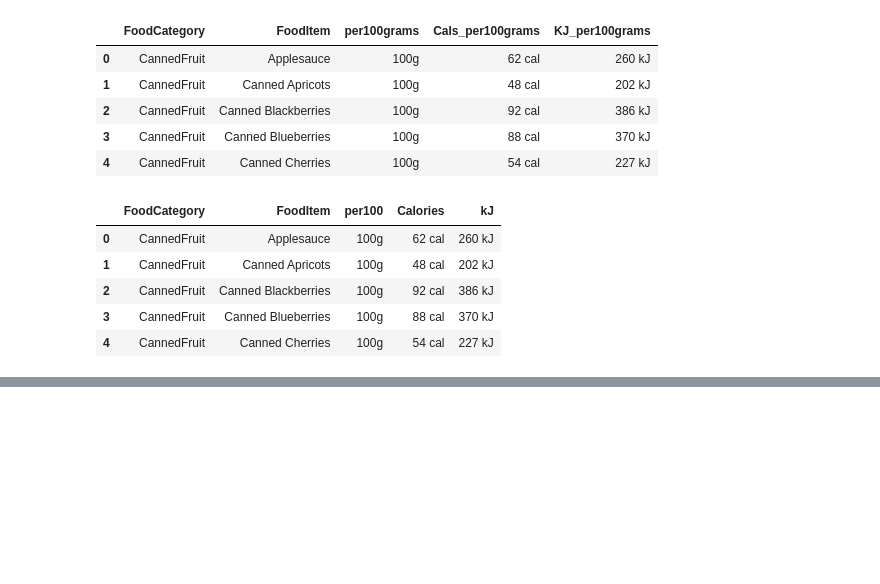
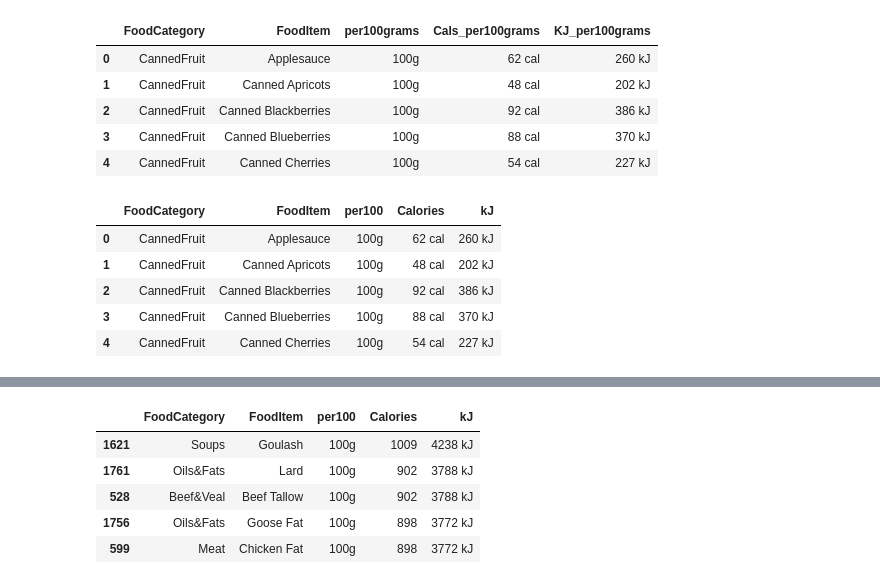
Before and after one commit to Rufshod/Databehandling-Alexander-Andersson, a Jupyter notebook: Code-alongs/L0_pandas_basics.ipynb, the cells around one changed output, grey strips where cells are left out. Saved outputs shown, nothing was run; the diff lists cells and outputs as text; code cells hidden in the pictures; blank space fills up the shorter version.

```diff
--- a/Code-alongs/L0_pandas_basics.ipynb
+++ b/Code-alongs/L0_pandas_basics.ipynb
@@ -300,0 +371,10 @@ df.head()
+# %%
+solids_top5_calories = solids_sorted_calories.head()
+solids_top5_calories
+# %% [output]
+|  | FoodCategory | FoodItem | per100 | Calories | kJ |
+| 1621 | Soups | Goulash | 100g | 1009 | 4238 kJ |
+| 1761 | Oils&Fats | Lard | 100g | 902 | 3788 kJ |
+| 528 | Beef&Veal | Beef Tallow | 100g | 902 | 3788 kJ |
+| 1756 | Oils&Fats | Goose Fat | 100g | 898 | 3772 kJ |
+| 599 | Meat | Chicken Fat | 100g | 898 | 3772 kJ |
```
Also changed, not shown: parts of 15 cells of this notebook.
